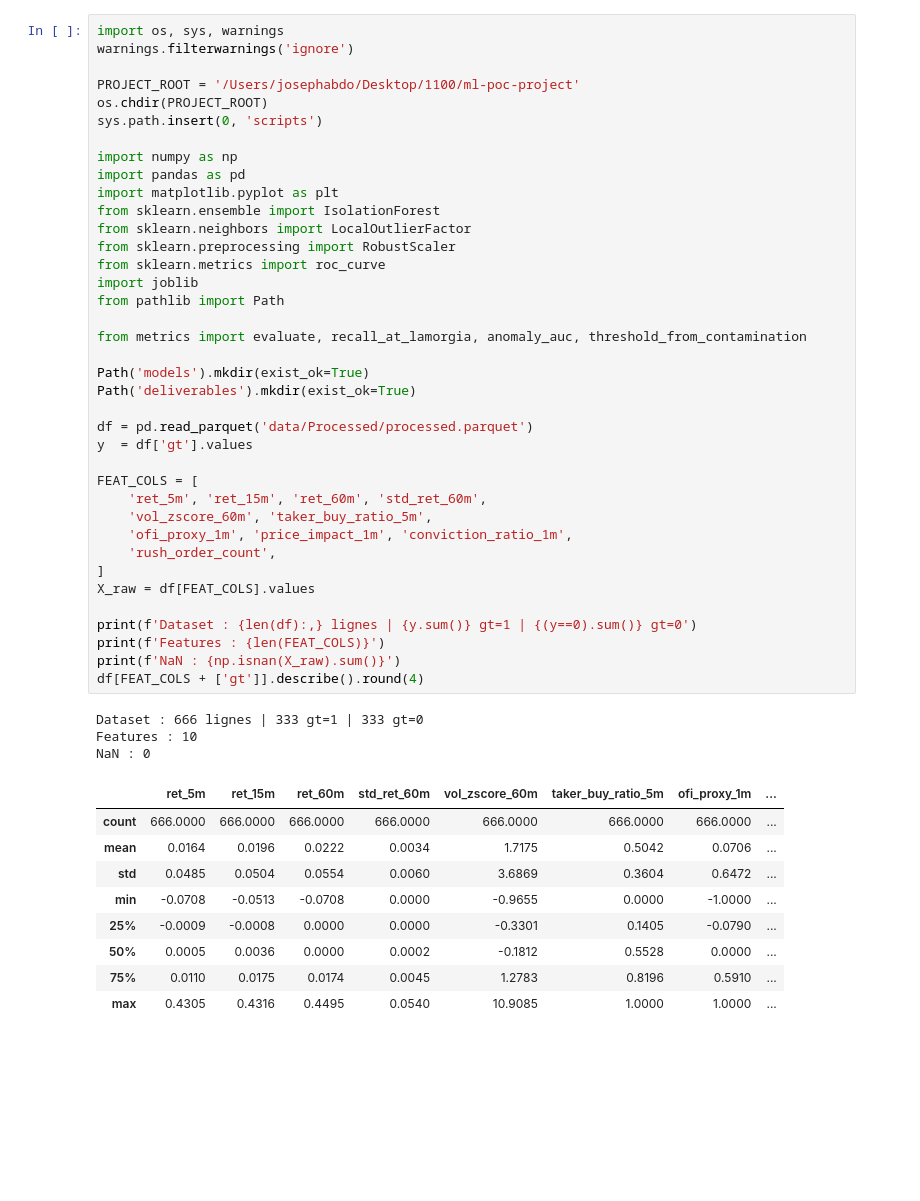
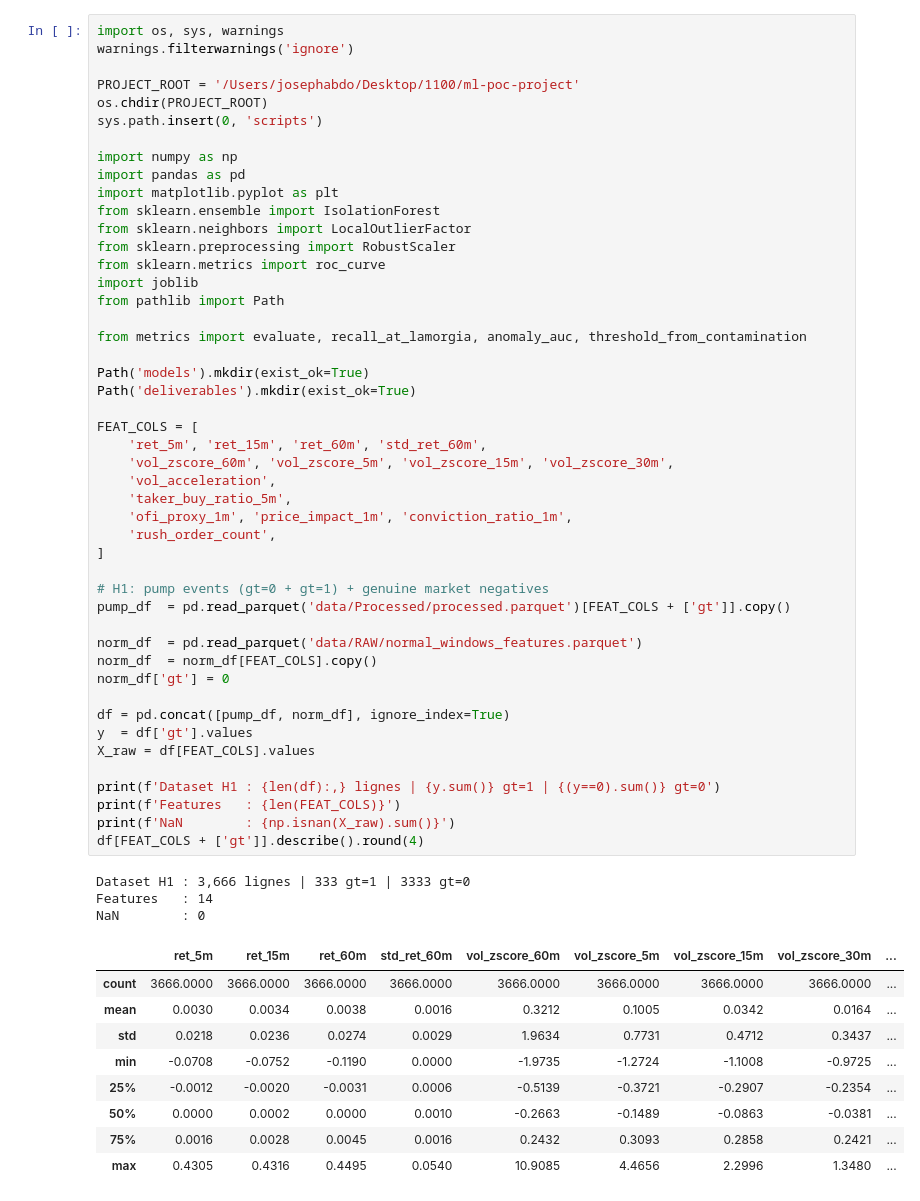
Before and after one commit to le-djo/ml-poc-project, a Jupyter notebook: notebooks/02_modeling.ipynb, the cells around one changed output. Drawn from its saved outputs; the diff is of its cells as text; blank space fills up the shorter version.

```diff
--- a/notebooks/02_modeling.ipynb
+++ b/notebooks/02_modeling.ipynb
@@ -15,52 +16,61 @@ import os, sys, warnings
 warnings.filterwarnings('ignore')
 
 PROJECT_ROOT = '/Users/josephabdo/Desktop/1100/ml-poc-project'
 os.chdir(PROJECT_ROOT)
 sys.path.insert(0, 'scripts')
 
 import numpy as np
 import pandas as pd
 import matplotlib.pyplot as plt
 from sklearn.ensemble import IsolationForest
 from sklearn.neighbors import LocalOutlierFactor
 from sklearn.preprocessing import RobustScaler
 from sklearn.metrics import roc_curve
 import joblib
 from pathlib import Path
 
 from metrics import evaluate, recall_at_lamorgia, anomaly_auc, threshold_from_contamination
 
 Path('models').mkdir(exist_ok=True)
 Path('deliverables').mkdir(exist_ok=True)
 
-df = pd.read_parquet('data/Processed/processed.parquet')
-y  = df['gt'].values
-
 FEAT_COLS = [
     'ret_5m', 'ret_15m', 'ret_60m', 'std_ret_60m',
-    'vol_zscore_60m', 'taker_buy_ratio_5m',
+    'vol_zscore_60m', 'vol_zscore_5m', 'vol_zscore_15m', 'vol_zscore_30m',
+    'vol_acceleration',
+    'taker_buy_ratio_5m',
     'ofi_proxy_1m', 'price_impact_1m', 'conviction_ratio_1m',
     'rush_order_count',
 ]
+
+# H1: pump events (gt=0 + gt=1) + genuine market negatives
+pump_df  = pd.read_parquet('data/Processed/processed.parquet')[FEAT_COLS + ['gt']].copy()
+
+norm_df  = pd.read_parquet('data/RAW/normal_windows_features.parquet')
+norm_df  = norm_df[FEAT_COLS].copy()
+norm_df['gt'] = 0
+
+df = pd.concat([pump_df, norm_df], ignore_index=True)
+y  = df['gt'].values
 X_raw = df[FEAT_COLS].values
 
-print(f'Dataset : {len(df):,} lignes | {y.sum()} gt=1 | {(y==0).sum()} gt=0')
-print(f'Features : {len(FEAT_COLS)}')
-print(f'NaN : {np.isnan(X_raw).sum()}')
+print(f'Dataset H1 : {len(df):,} lignes | {y.sum()} gt=1 | {(y==0).sum()} gt=0')
+print(f'Features   : {len(FEAT_COLS)}')
+print(f'NaN        : {np.isnan(X_raw).sum()}')
 df[FEAT_COLS + ['gt']].describe().round(4)
 # %% [output]
-Dataset : 666 lignes | 333 gt=1 | 333 gt=0
-Features : 10
-NaN : 0
+Dataset H1 : 3,666 lignes | 333 gt=1 | 3333 gt=0
+Features   : 14
+NaN        : 0
-|  | ret_5m | ret_15m | ret_60m | std_ret_60m | vol_zscore_60m | taker_buy_ratio_5m | ofi_proxy_1m | ... |
-| count | 666.0000 | 666.0000 | 666.0000 | 666.0000 | 666.0000 | 666.0000 | 666.0000 | ... |
-| mean | 0.0164 | 0.0196 | 0.0222 | 0.0034 | 1.7175 | 0.5042 | 0.0706 | ... |
-| std | 0.0485 | 0.0504 | 0.0554 | 0.0060 | 3.6869 | 0.3604 | 0.6472 | ... |
-| min | -0.0708 | -0.0513 | -0.0708 | 0.0000 | -0.9655 | 0.0000 | -1.0000 | ... |
-| 25% | -0.0009 | -0.0008 | 0.0000 | 0.0000 | -0.3301 | 0.1405 | -0.0790 | ... |
-| 50% | 0.0005 | 0.0036 | 0.0000 | 0.0002 | -0.1812 | 0.5528 | 0.0000 | ... |
-| 75% | 0.0110 | 0.0175 | 0.0174 | 0.0045 | 1.2783 | 0.8196 | 0.5910 | ... |
-| max | 0.4305 | 0.4316 | 0.4495 | 0.0540 | 10.9085 | 1.0000 | 1.0000 | ... |
+|  | ret_5m | ret_15m | ret_60m | std_ret_60m | vol_zscore_60m | vol_zscore_5m | vol_zscore_15m | vol_zscore_30m | ... |
+| count | 3666.0000 | 3666.0000 | 3666.0000 | 3666.0000 | 3666.0000 | 3666.0000 | 3666.0000 | 3666.0000 | ... |
+| mean | 0.0030 | 0.0034 | 0.0038 | 0.0016 | 0.3212 | 0.1005 | 0.0342 | 0.0164 | ... |
+| std | 0.0218 | 0.0236 | 0.0274 | 0.0029 | 1.9634 | 0.7731 | 0.4712 | 0.3437 | ... |
+| min | -0.0708 | -0.0752 | -0.1190 | 0.0000 | -1.9735 | -1.2724 | -1.1008 | -0.9725 | ... |
+| 25% | -0.0012 | -0.0020 | -0.0031 | 0.0006 | -0.5139 | -0.3721 | -0.2907 | -0.2354 | ... |
+| 50% | 0.0000 | 0.0002 | 0.0000 | 0.0010 | -0.2663 | -0.1489 | -0.0863 | -0.0381 | ... |
+| 75% | 0.0016 | 0.0028 | 0.0045 | 0.0016 | 0.2432 | 0.3093 | 0.2858 | 0.2421 | ... |
+| max | 0.4305 | 0.4316 | 0.4495 | 0.0540 | 10.9085 | 4.4656 | 2.2996 | 1.3480 | ... |
 # %%
 scaler = RobustScaler()
 X = scaler.fit_transform(X_raw)
```
Also changed, not shown: parts of 8 cells of this notebook, 3 other files.
